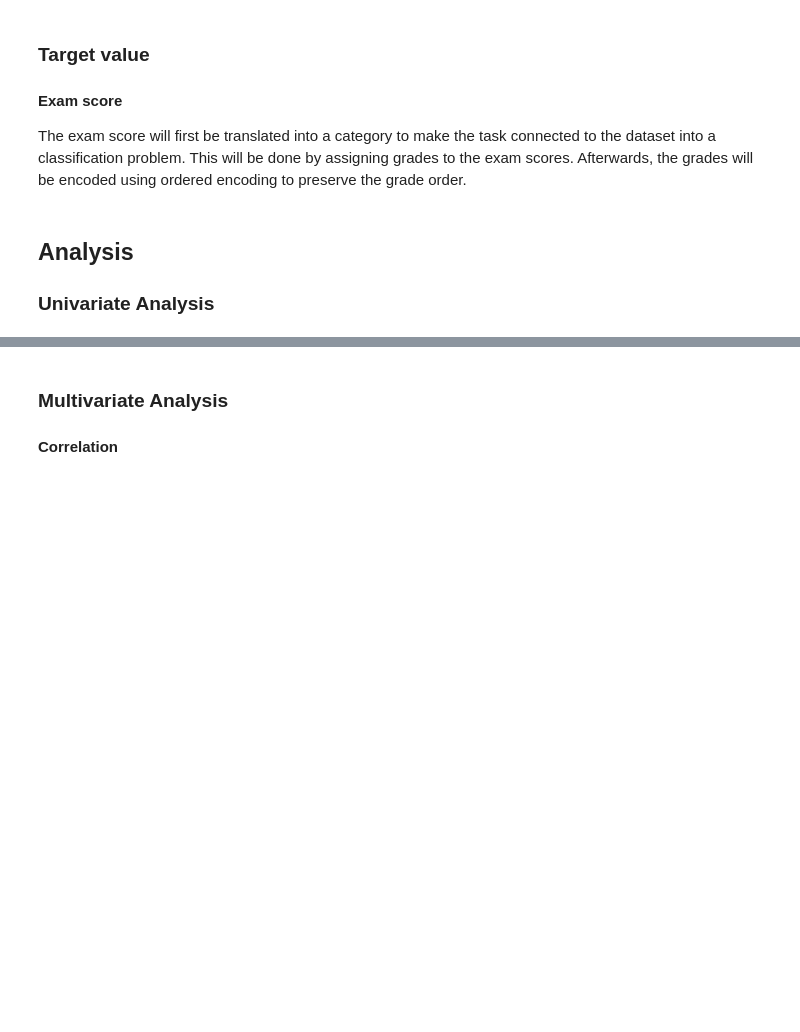
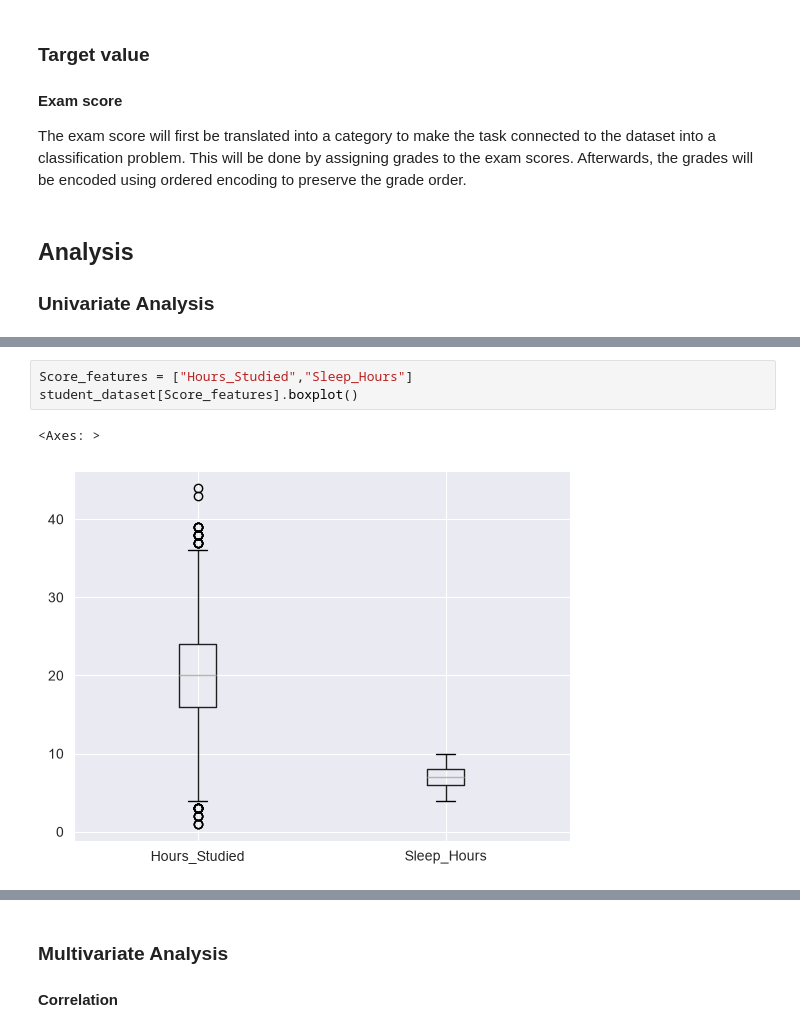
Before and after one commit to Wilbnil/Prakmas-2026, a Jupyter notebook: Oblig 1/Training and Evaluating Baseline Models.ipynb, the cells around one changed output, grey strips where cells are left out. Drawn from its saved outputs; the diff is of its cells as text; blank space fills up the shorter version.

```diff
--- a/Oblig 1/Training and Evaluating Baseline Models.ipynb
+++ b/Oblig 1/Training and Evaluating Baseline Models.ipynb
@@ -309,0 +465,6 @@ student_dataset[['Previous_Scores', 'Exam_Score']].hist()
+# %%
+Score_features = ["Hours_Studied","Sleep_Hours"]
+student_dataset[Score_features].boxplot()
+# %% [output]
+<Axes: >
+[figure, added]
```
Also changed, not shown: parts of 29 cells of this notebook.
